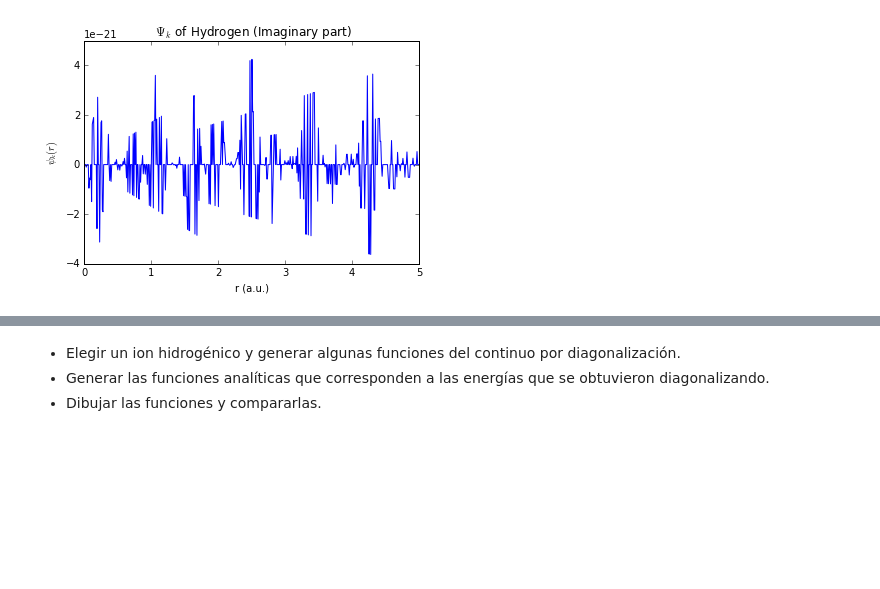
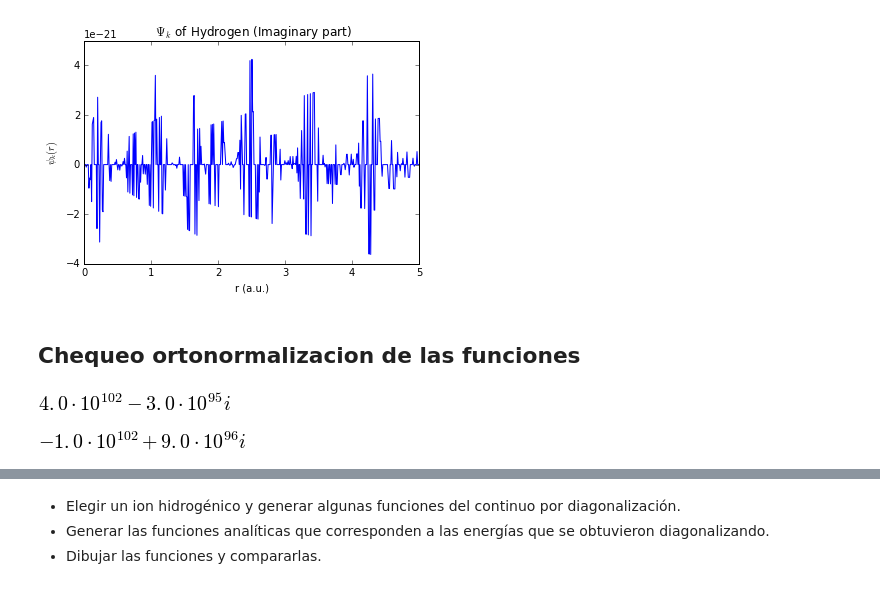
Before and after one commit to nicochunger/E3, a Jupyter notebook: Continuo.ipynb, the cells around one changed output, grey strips where cells are left out. Drawn from its saved outputs; the diff is of its cells as text; code cells hidden in the pictures; blank space fills up the shorter version.

```diff
--- a/Continuo.ipynb
+++ b/Continuo.ipynb
@@ -65,3 +73,17 @@ plt.xlabel("r (a.u.)");
 plt.ylabel("$\psi_{k}(r)$");
 # %% [output]
 [figure]
+# %% [markdown]
+## Chequeo ortonormalizacion de las funciones
+# %%
+# Normalizacion
+
+sp.integrate((r*R_analytic(2.3,0,3,r))**2,(r,0,sp.oo)).evalf()
+# %% [output]
+[figure, added]
+# %%
+# Ortogonalidad
+
+sp.integrate((r * R_analytic(2.3,0,3,r) * r * R_analytic(3.3,0,3,r)), (r,0,sp.oo)).evalf()
+# %% [output]
+[figure, added]
```
Also changed, not shown: parts of 19 cells of this notebook, 1 other file.
